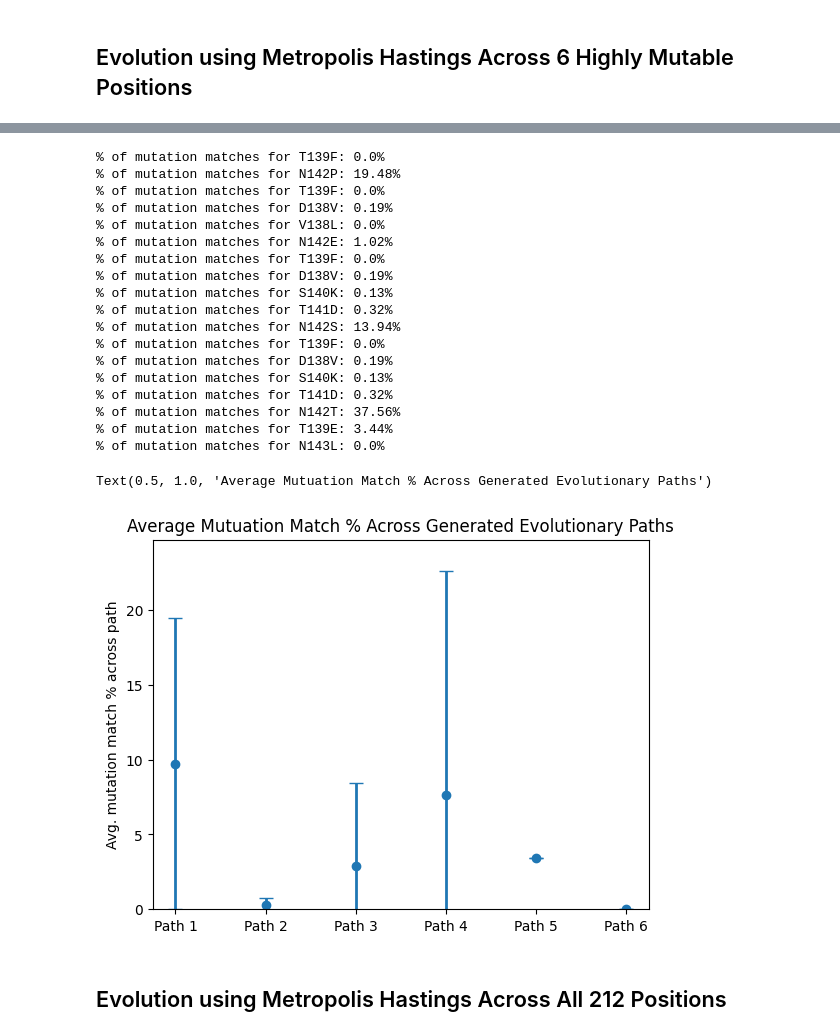
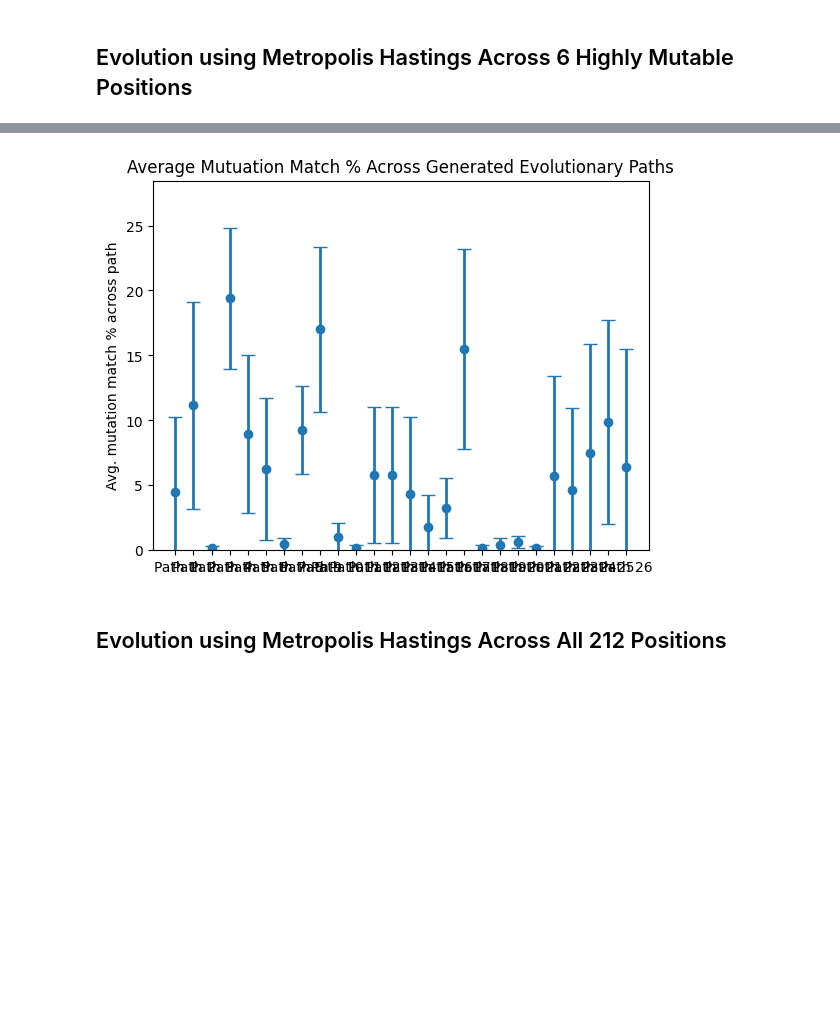
Before and after one commit to aubreyagub/esm2_for_fmdv, a Jupyter notebook: fmd-mh.ipynb, the cells around one changed output, grey strips where cells are left out. Saved outputs shown, nothing was run; the diff lists cells and outputs as text; code cells hidden in the pictures; blank space fills up the shorter version.

```diff
--- a/fmd-mh.ipynb
+++ b/fmd-mh.ipynb
@@ -102,39 +121,16 @@ worst_path_metrics = evolution.evaluate_path_using_alignments(evolutionary_path=
 # %%
-import numpy as np
-import matplotlib.pyplot as plt
-
-# create graphs of path means with error bars
-paths_metrics = [evolution.evaluate_path_using_alignments(evolutionary_path=path) for average_mutation_score,path in sorted_paths]
-
-means = [np.mean(path) for path in paths_metrics]
-std_devs = [np.std(path) for path in paths_metrics]
-x_positions = range(len(sorted_paths))
-path_names = [f"Path {n+1}" for n in x_positions]
-plt.errorbar(x=x_positions,y=means,yerr=std_devs,fmt='o',linewidth=2,capsize=5)
-plt.xticks(x_positions,path_names)
-plt.ylim(0,max(means)+max(std_devs))
-plt.ylabel("Avg. mutation match % across path")
-plt.title("Average Mutuation Match % Across Generated Evolutionary Paths")
+evaluator = Evaluation(
+    tree = evolution.G,
+    alignment_file_path = alignment_file_path,
+    start_pos = constrained_start,
+    ref_seq_id = ref_seq_id
+)
+top_k = 26
+paths = [path for av_mutation_score,path in sorted_paths][:top_k] # graph top 10 paths
-# %% [output]
-% of mutation matches for T139F: 0.0%
-% of mutation matches for N142P: 19.48%
-% of mutation matches for T139F: 0.0%
-% of mutation matches for D138V: 0.19%
-% of mutation matches for V138L: 0.0%
-% of mutation matches for N142E: 1.02%
-% of mutation matches for T139F: 0.0%
-% of mutation matches for D138V: 0.19%
-% of mutation matches for S140K: 0.13%
-% of mutation matches for T141D: 0.32%
-% of mutation matches for N142S: 13.94%
-% of mutation matches for T139F: 0.0%
-% of mutation matches for D138V: 0.19%
-% of mutation matches for S140K: 0.13%
-% of mutation matches for T141D: 0.32%
-% of mutation matches for N142T: 37.56%
-% of mutation matches for T139E: 3.44%
-% of mutation matches for N143L: 0.0%
-Text(0.5, 1.0, 'Average Mutuation Match % Across Generated Evolutionary Paths')
-[figure, removed]
+# %%
+means, std_devs = evaluator.get_paths_metric_data(paths)
+evaluator.plot_path_mutation_matches(top_k,means,std_devs)
+# %% [output]
+[figure, added]
 # %% [markdown]
 ## Evolution using Metropolis Hastings Across All 212 Positions
```
Also changed, not shown: parts of 11 cells of this notebook.
